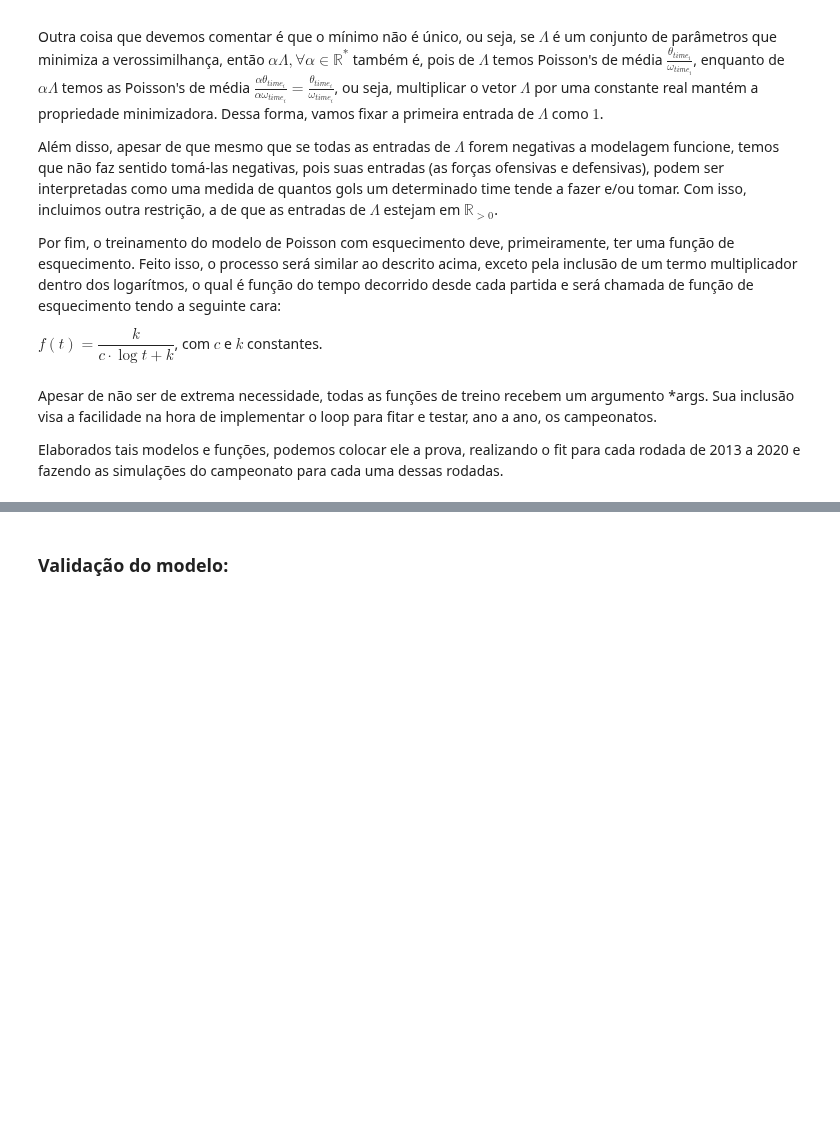
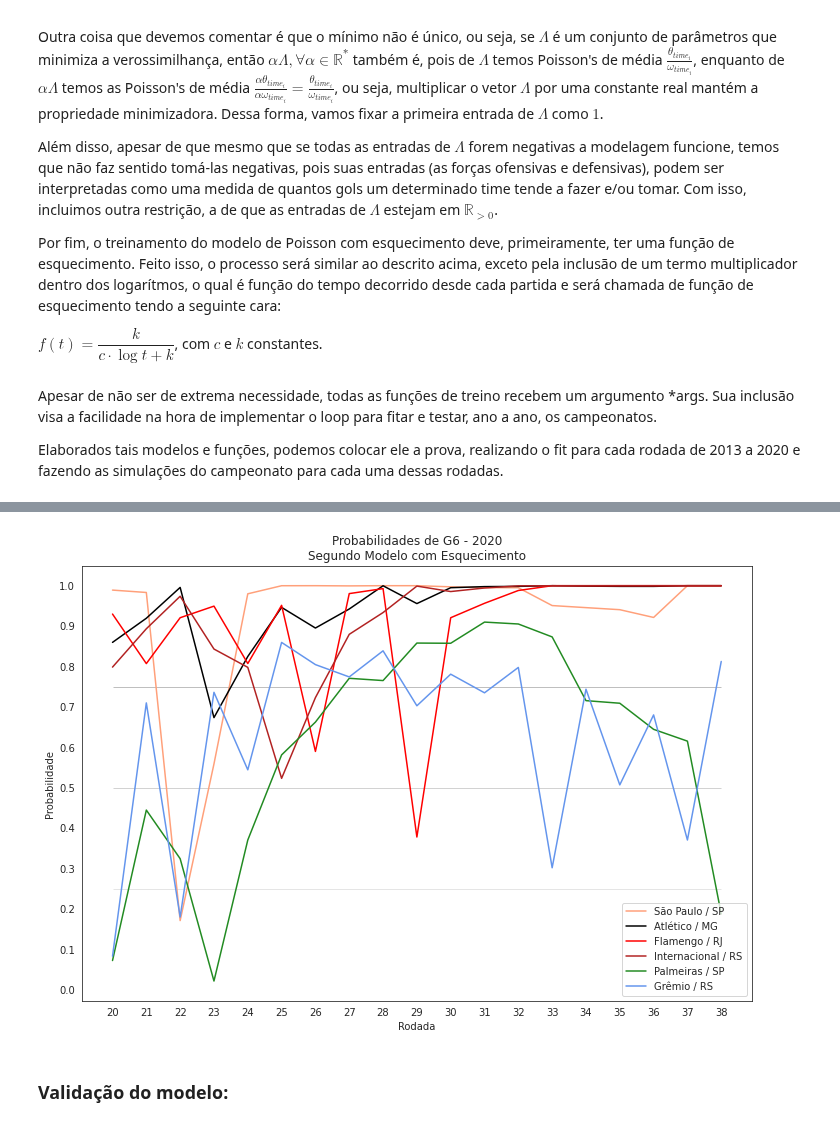
Before and after one commit to HannaRF/web-scraping, a Jupyter notebook: project.ipynb, the cells around one changed output, grey strips where cells are left out. Cells and saved outputs as stored; diff of their text form; code cells hidden in the pictures; blank space fills up the shorter version.

```diff
--- a/project.ipynb
+++ b/project.ipynb
@@ -1369,3 +1292,29 @@ EOFError: Ran out of input
+# %%
+for i in range(len(clubs)):
+    club = clubs[i]
+    color = colors[i]
+    g6 = []
+    for rd in rds:
+        prob_g6 = 0
+        for pos in range(1, 7):
+            prob_g6 += results['8 - Modelo com Esquecimento'][2020][rd][club][pos]
+
+        g6.append(prob_g6 / 10000)
+
+    plt.plot(rds, g6, color, label = club)
+
+plt.hlines(0.75, 20, 38, color = 'gray', lw = 0.5)
+plt.hlines(0.5, 20, 38, color = 'gray', lw = 0.5, alpha = 0.7)
+plt.hlines(0.25, 20, 38, color = 'gray', lw = 0.5, alpha = 0.4)
+plt.xticks(rds)
+plt.xlabel('Rodada')
+plt.yticks([i/100 for i in range(0, 101, 10)])
+plt.ylabel('Probabilidade')
+plt.title(f'Probabilidades de G6 - {year}\nSegundo {model[4:]}')
+plt.legend(loc = 'lower right')
+plt.show()
+# %% [output]
+[figure, added]
 # %% [markdown]
 ### Validação do modelo:
 # %% [markdown]
```
Also changed, not shown: parts of 10 cells of this notebook.
